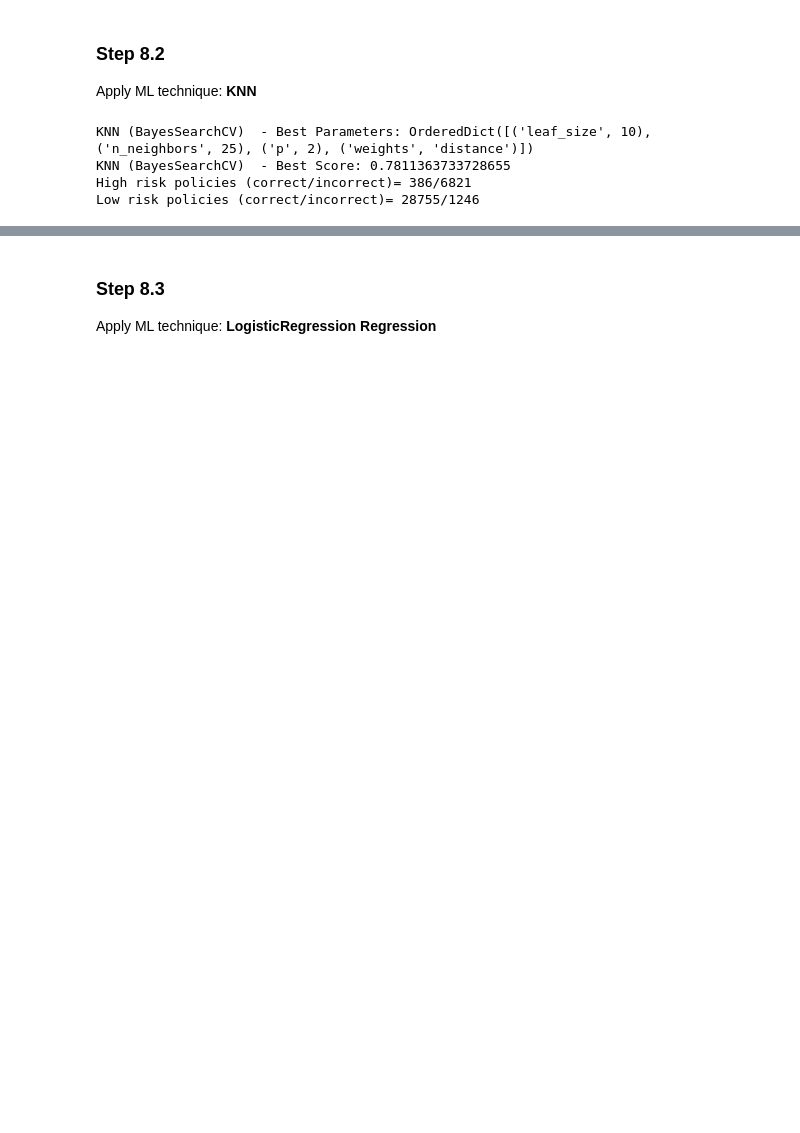
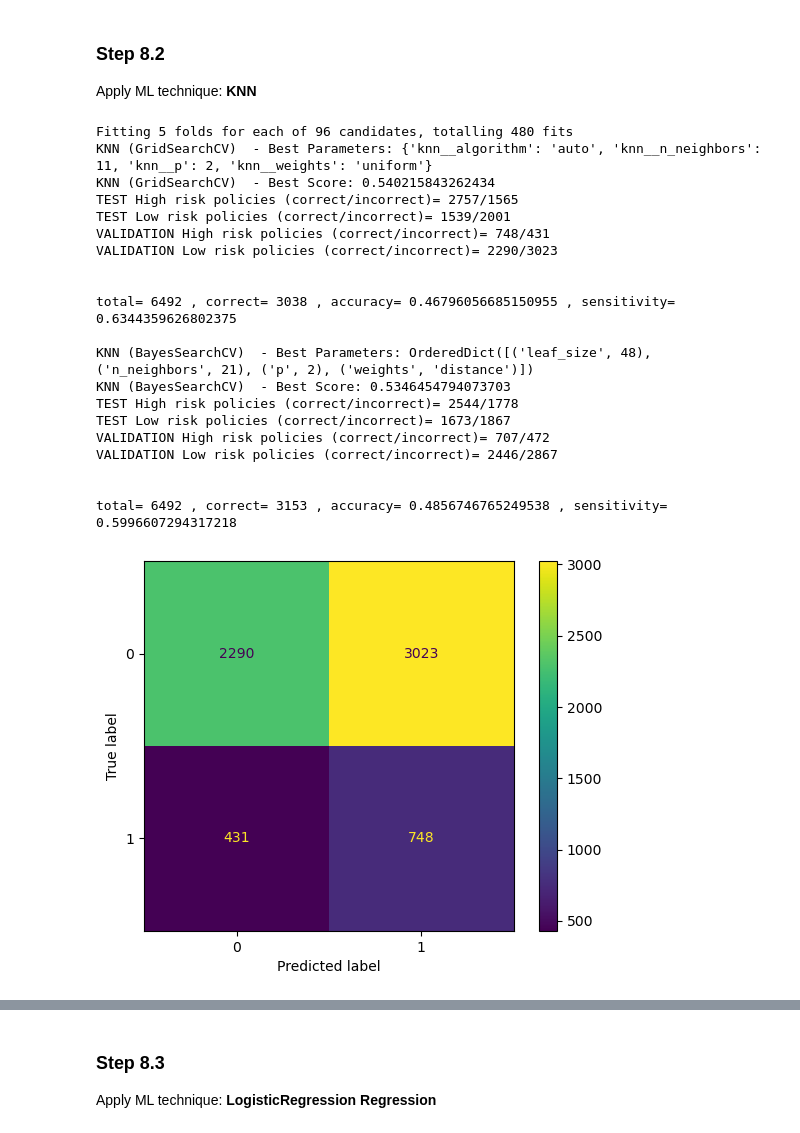
Before and after one commit to vhar19/Capstone, a Jupyter notebook: capstone.ipynb, the cells around one changed output, grey strips where cells are left out. Drawn from its saved outputs; the diff is of its cells as text; code cells hidden in the pictures; blank space fills up the shorter version.

```diff
--- a/capstone.ipynb
+++ b/capstone.ipynb
@@ -504,23 +729,16 @@ Apply ML technique:  __KNN__
 from sklearn.neighbors import KNeighborsClassifier
 from sklearn.preprocessing import StandardScaler
 
-X_train2 = pd.get_dummies(X_train, dtype= int)
-
-X_test2 =  pd.get_dummies(X_test, dtype= int)
-
-
 
 knn = KNeighborsClassifier()
 
-def run_grid_search_knn(Xtrain, Xtest):
-
-    return ModelResult(np.array([]), {}, 0.0, "KNN (GridSearchCV)")
+def run_grid_search_knn():
 
     param_grid = {
         'knn__n_neighbors': [1, 3, 5, 7, 9, 11],
-        'knn__weights': ['uniform', 'distance'],  # Weight function used in prediction
-        'knn__algorithm': ['auto', 'ball_tree', 'kd_tree', 'brute'],  # Algorithm used to compute the nearest neighbors
-        'knn__p': [1, 2]  # Power parameter for the Minkowski metric
+        'knn__weights': ['uniform', 'distance'],
+        'knn__algorithm': ['auto', 'ball_tree', 'kd_tree', 'brute'],
+        'knn__p': [1, 2]
     }
 
     pipeline = Pipeline([
@@ -534,49 +752,76 @@ def run_grid_search_knn(Xtrain, Xtest):
         cv=5,
         n_jobs=-1,
         verbose=2
     )
 
-    grid_search.fit(Xtrain, y_train)
+    grid_search.fit(X_train, y_train)
 
-    y_pred = grid_search.predict(Xtest)
+    y_pred = grid_search.predict(X_test)
 
-    return ModelResult(y_pred, grid_search.best_params_, grid_search.best_score_, "KNN (GridSearchCV)")
+    y_predval = grid_search.predict(X_validation)
+
+    return ModelResult(y_pred, y_predval, grid_search.best_params_, grid_search.best_score_, "KNN (GridSearchCV)")
 
 
 
-def run_bayes_optimisation_knn(Xtrain, Xtest):
+def run_bayes_optimisation_knn():
     search_space = {
         'n_neighbors': (1, 30),
         'leaf_size': (10, 50),
-        'p': (1, 2),  # 1 is equivalent to Manhattan distance and 2 to Euclidean distance
-        'weights': [ 'distance']   # there is a bug om sklearn with 'uniform' setting
+        'p': (1, 2),  # 1 = Manhattan distance and 2 = Euclidean distance
+        'weights': [ 'distance']   # there is a bug om sklearn with 'uniform' setting and bayes search, so cannot use this mode here
     }
 
     bayes_search = BayesSearchCV(
         estimator=knn,
         search_spaces=search_space,
-        n_iter=10,  # Number of parameter settings that are sampled
+        n_iter=10,
         cv=5,  # Number of cross-validation folds
         random_state=42,
-        n_jobs=-1  # Use all available cores
+        n_jobs=-1
     )
 
-    bayes_search.fit(Xtrain, y_train)
+    bayes_search.fit(X_train, y_train)
 
-    y_pred = bayes_search.predict(Xtest)
+    y_pred = bayes_search.predict(X_test)
 
-    return ModelResult(y_pred, bayes_search.best_params_, bayes_search.best_score_, "KNN (BayesSearchCV)")
+    y_predval = bayes_search.predict(X_validation)
+
+    return ModelResult(y_pred, y_predval, bayes_search.best_params_, bayes_search.best_score_, "KNN (BayesSearchCV)")
 
 
 
 
-knn_result_gridsearch = run_grid_search_knn(X_train2, X_test2)
-#knn_result_gridsearch.print_results(y_test)
+knn_result_gridsearch = run_grid_search_knn()
 
-knn_result_bayes = run_bayes_optimisation_knn(X_train2, X_test2)
-knn_result_bayes.print_results(y_test)
+knn_result_gridsearch.print_results(y_test, y_validation)
+
+print_confusion_matrix(confusion_matrix(y_validation, knn_result_gridsearch.y_predval))
+
+knn_result_bayes = run_bayes_optimisation_knn()
+
+knn_result_bayes.print_results(y_test, y_validation)
+
+print_confusion_matrix(confusion_matrix(y_validation, knn_result_bayes.y_predval))
 # %% [output]
-KNN (BayesSearchCV)  - Best Parameters: OrderedDict([('leaf_size', 10), ('n_neighbors', 25), ('p', 2), ('weights', 'distance')])
-KNN (BayesSearchCV)  - Best Score: 0.7811363733728655
-High risk policies (correct/incorrect)= 386/6821
-Low risk policies (correct/incorrect)= 28755/1246
+Fitting 5 folds for each of 96 candidates, totalling 480 fits
+KNN (GridSearchCV)  - Best Parameters: {'knn__algorithm': 'auto', 'knn__n_neighbors': 11, 'knn__p': 2, 'knn__weights': 'uniform'}
+KNN (GridSearchCV)  - Best Score: 0.540215843262434
+TEST High risk policies (correct/incorrect)= 2757/1565
+TEST Low risk policies (correct/incorrect)= 1539/2001
+VALIDATION High risk policies (correct/incorrect)= 748/431
+VALIDATION Low risk policies (correct/incorrect)= 2290/3023
+
+
+total= 6492 , correct= 3038 , accuracy= 0.46796056685150955 , sensitivity= 0.6344359626802375
+
+KNN (BayesSearchCV)  - Best Parameters: OrderedDict([('leaf_size', 48), ('n_neighbors', 21), ('p', 2), ('weights', 'distance')])
+KNN (BayesSearchCV)  - Best Score: 0.5346454794073703
+TEST High risk policies (correct/incorrect)= 2544/1778
+TEST Low risk policies (correct/incorrect)= 1673/1867
+VALIDATION High risk policies (correct/incorrect)= 707/472
+VALIDATION Low risk policies (correct/incorrect)= 2446/2867
+
+
+total= 6492 , correct= 3153 , accuracy= 0.4856746765249538 , sensitivity= 0.5996607294317218
+[figure, added]
```
Also changed, not shown: parts of 30 cells of this notebook.
